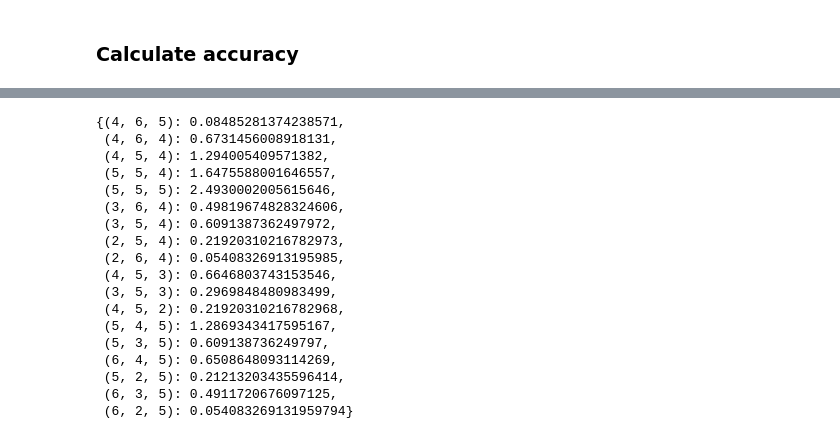
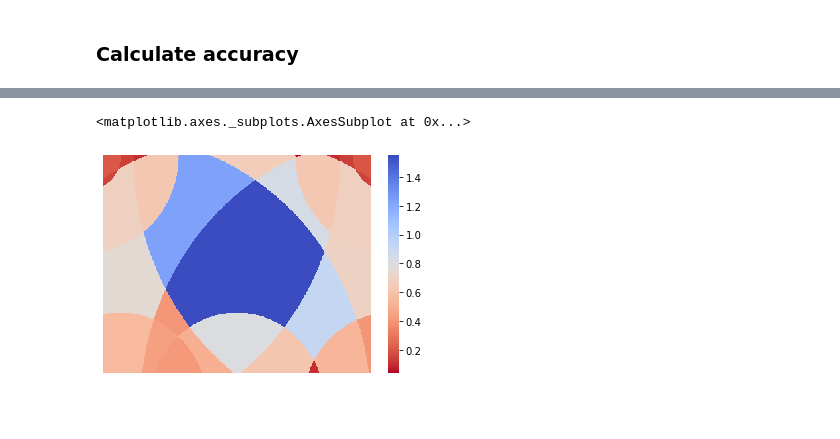
Before and after one commit to Midren/Localization, a Jupyter notebook: notebooks/theoretical_maximum.ipynb, the cells around one changed output, grey strips where cells are left out. Cells and saved outputs as stored; diff of their text form; code cells hidden in the pictures; blank space fills up the shorter version.

Commit message:
Added accuracy heatmap visualization

```diff
--- a/notebooks/theoretical_maximum.ipynb
+++ b/notebooks/theoretical_maximum.ipynb
@@ -313,21 +312,10 @@ Mean accuracy using mean distance between points: 0.45
-# %%
-region_accuracy_by_box
-# %% [output]
-{(4, 6, 5): 0.08485281374238571,
- (4, 6, 4): 0.6731456008918131,
- (4, 5, 4): 1.294005409571382,
- (5, 5, 4): 1.6475588001646557,
- (5, 5, 5): 2.4930002005615646,
- (3, 6, 4): 0.49819674828324606,
- (3, 5, 4): 0.6091387362497972,
- (2, 5, 4): 0.21920310216782973,
- (2, 6, 4): 0.05408326913195985,
- (4, 5, 3): 0.6646803743153546,
- (3, 5, 3): 0.2969848480983499,
- (4, 5, 2): 0.21920310216782968,
- (5, 4, 5): 1.2869343417595167,
- (5, 3, 5): 0.609138736249797,
- (6, 4, 5): 0.6508648093114269,
- (5, 2, 5): 0.21213203435596414,
- (6, 3, 5): 0.4911720676097125,
- (6, 2, 5): 0.054083269131959794}
+# %%
+field = np.zeros((x_len*100,y_len*100))
+for reg, points in points_grouped_without_small.items():
+    for point in points:
+        field[int(round(point[0]*100))][int(round(point[1]*100))] = region_accuracy_by_box[reg]
+# %%
+sns.heatmap(field,xticklabels=False,yticklabels=False,cmap="coolwarm_r")
+# %% [output]
+<matplotlib.axes._subplots.AxesSubplot at 0x...>
+[figure, added]
```
Also changed, not shown: parts of 5 cells of this notebook.
